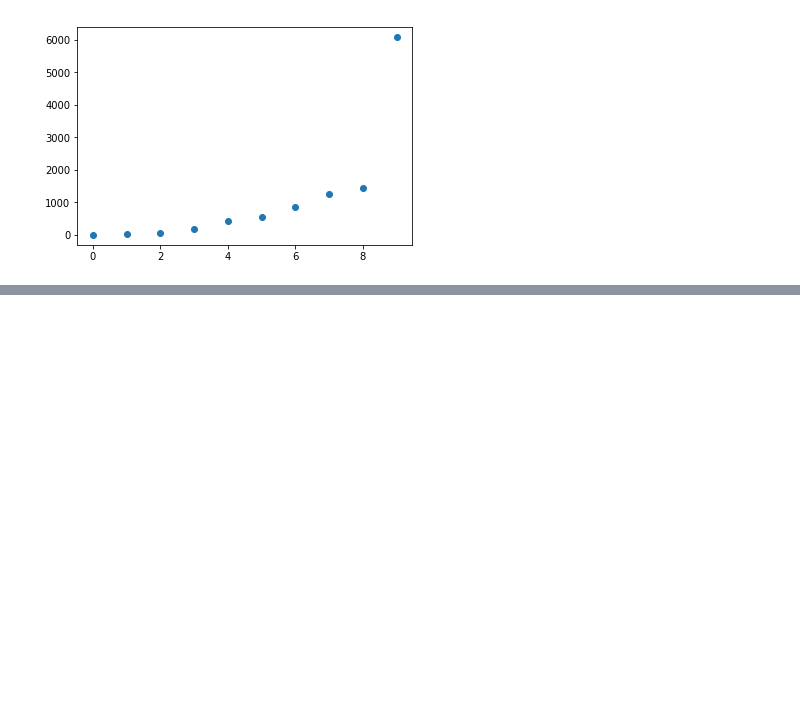
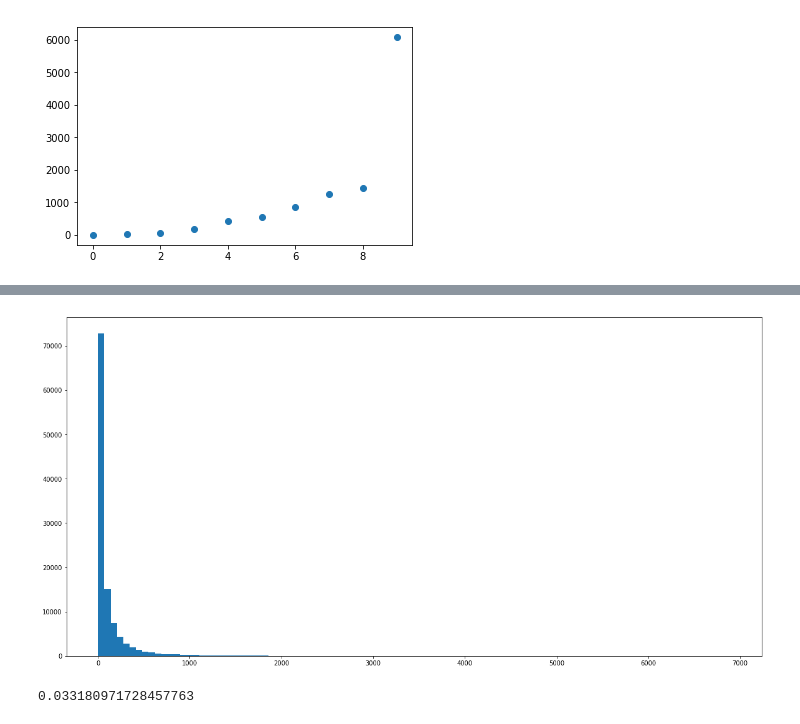
Before and after one commit to adamwlev/StrokesGained2, a Jupyter notebook: Untitled1.ipynb, the cells around one changed output, grey strips where cells are left out. Saved outputs shown, nothing was run; the diff lists cells and outputs as text; code cells hidden in the pictures; blank space fills up the shorter version.

```diff
--- a/Untitled1.ipynb
+++ b/Untitled1.ipynb
@@ -101,0 +124,9 @@ data.head()
+# %%
+fig, ax = plt.subplots(1,1,figsize=(20,10))
+plt.hist(data.loc_string.value_counts().values,bins=100);
+# %% [output]
+[figure, added]
+# %%
+(data.loc_string.value_counts().values==3).mean()
+# %% [output]
+0.033180971728457763
```
Also changed, not shown: parts of 27 cells of this notebook, 6 other files.
